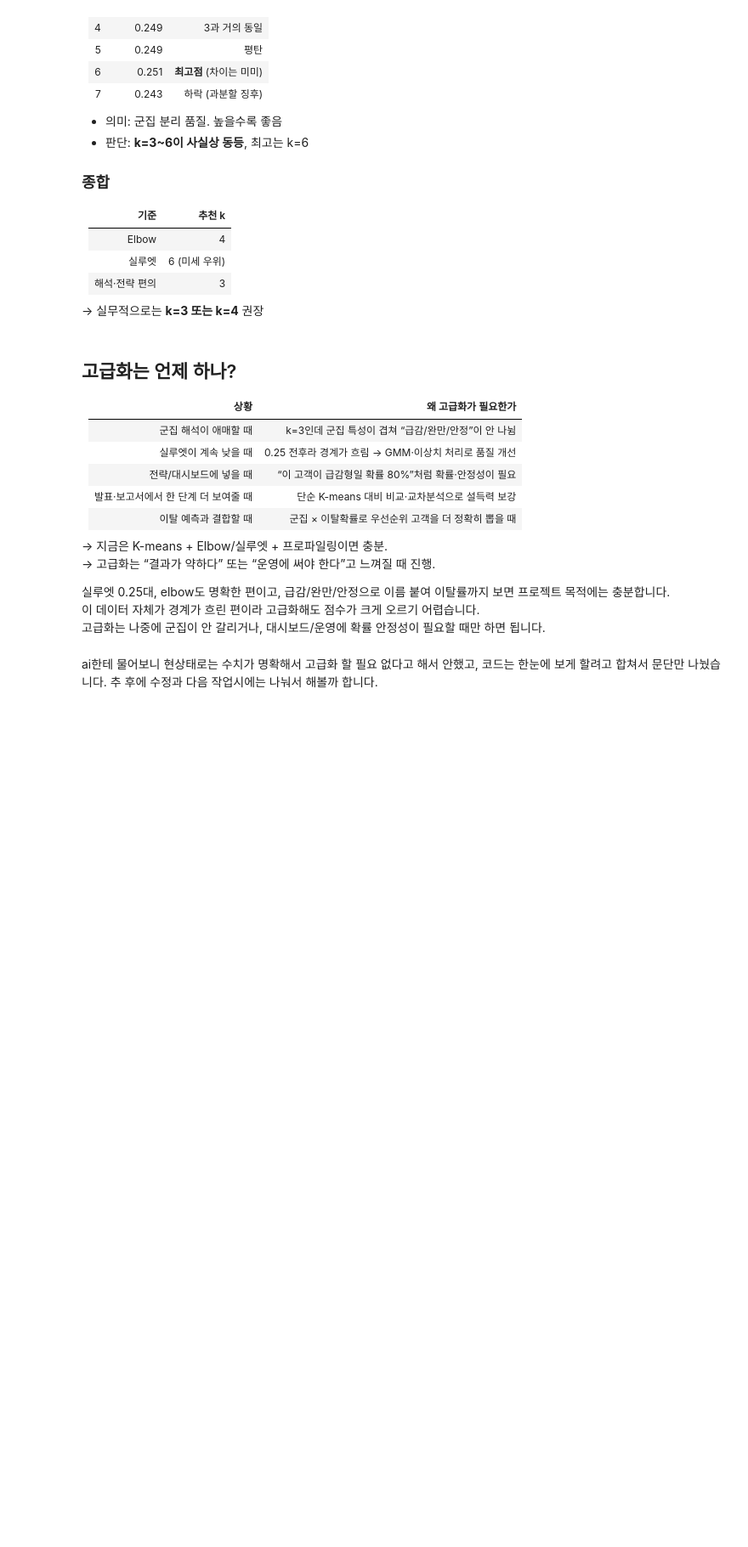
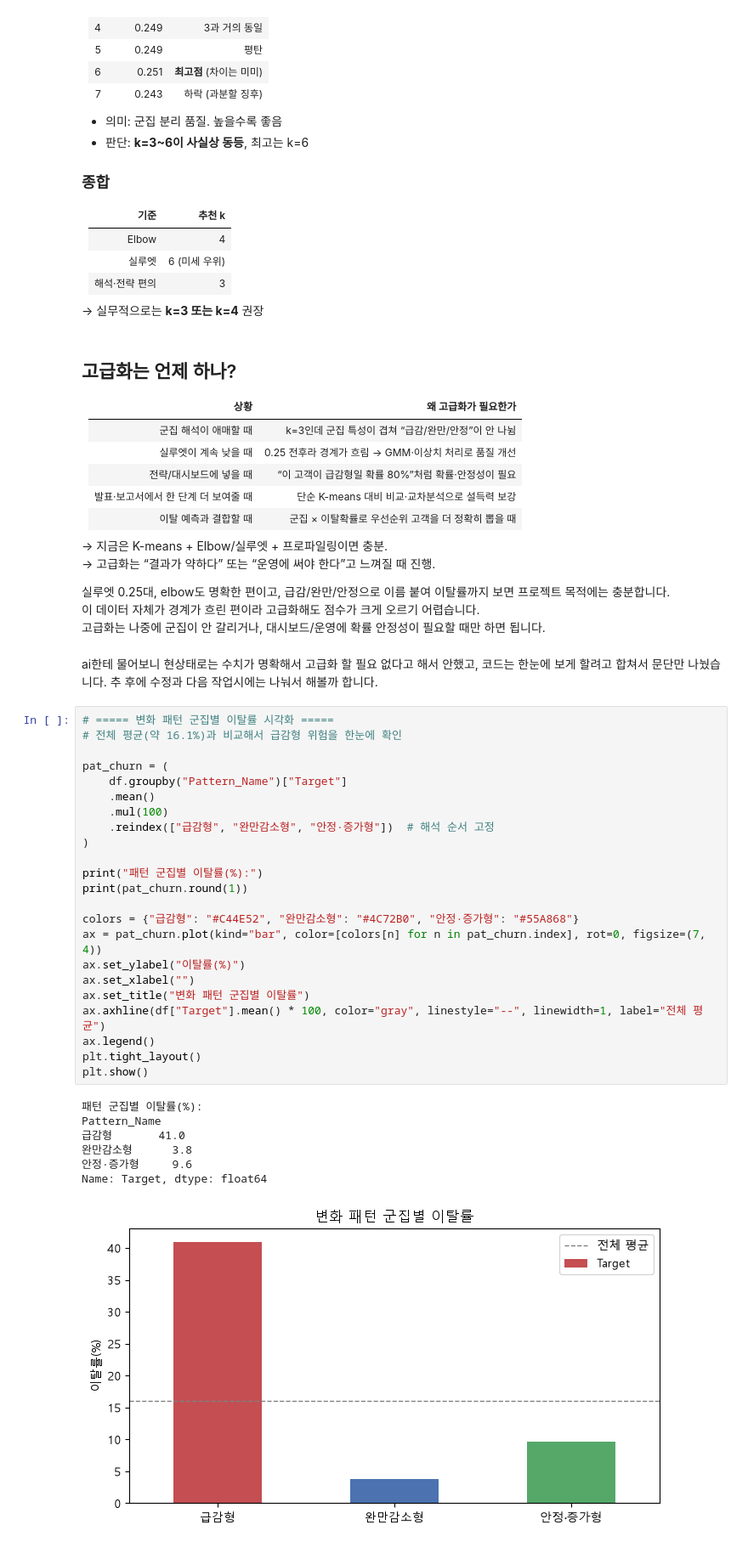
Before and after one commit to msi67811-jpg/2nd-05-clustering, a Jupyter notebook: notebooks/05_clustering.ipynb, the cells around one changed output. Shown at 85% size. Cells and saved outputs as stored; diff of their text form; blank space fills up the shorter version.

```diff
--- a/notebooks/05_clustering.ipynb
+++ b/notebooks/05_clustering.ipynb
@@ -473,3 +478,34 @@ k=7: 실루엣 0.243 1에 가까울수록 군집화가 잘됨
 고급화는 나중에 군집이 안 갈리거나, 대시보드/운영에 확률 안정성이 필요할 때만 하면 됩니다.
 # %% [markdown]
 ai한테 물어보니 현상태로는 수치가 명확해서 고급화 할 필요 없다고 해서 안했고, 코드는 한눈에 보게 할려고 합쳐서 문단만 나눴습니다. 추 후에 수정과 다음 작업시에는 나눠서 해볼까 합니다.
+# %%
+# ===== 변화 패턴 군집별 이탈률 시각화 =====
+# 전체 평균(약 16.1%)과 비교해서 급감형 위험을 한눈에 확인
+
+pat_churn = (
+    df.groupby("Pattern_Name")["Target"]
+    .mean()
+    .mul(100)
+    .reindex(["급감형", "완만감소형", "안정·증가형"])  # 해석 순서 고정
+)
+
+print("패턴 군집별 이탈률(%):")
+print(pat_churn.round(1))
+
+colors = {"급감형": "#C44E52", "완만감소형": "#4C72B0", "안정·증가형": "#55A868"}
+ax = pat_churn.plot(kind="bar", color=[colors[n] for n in pat_churn.index], rot=0, figsize=(7, 4))
+ax.set_ylabel("이탈률(%)")
+ax.set_xlabel("")
+ax.set_title("변화 패턴 군집별 이탈률")
+ax.axhline(df["Target"].mean() * 100, color="gray", linestyle="--", linewidth=1, label="전체 평균")
+ax.legend()
+plt.tight_layout()
+plt.show()
+# %% [output]
+패턴 군집별 이탈률(%):
+Pattern_Name
+급감형       41.0
+완만감소형      3.8
+안정·증가형     9.6
+Name: Target, dtype: float64
+[figure, added]
```
Also changed, not shown: parts of 6 cells of this notebook, 2 other files.
